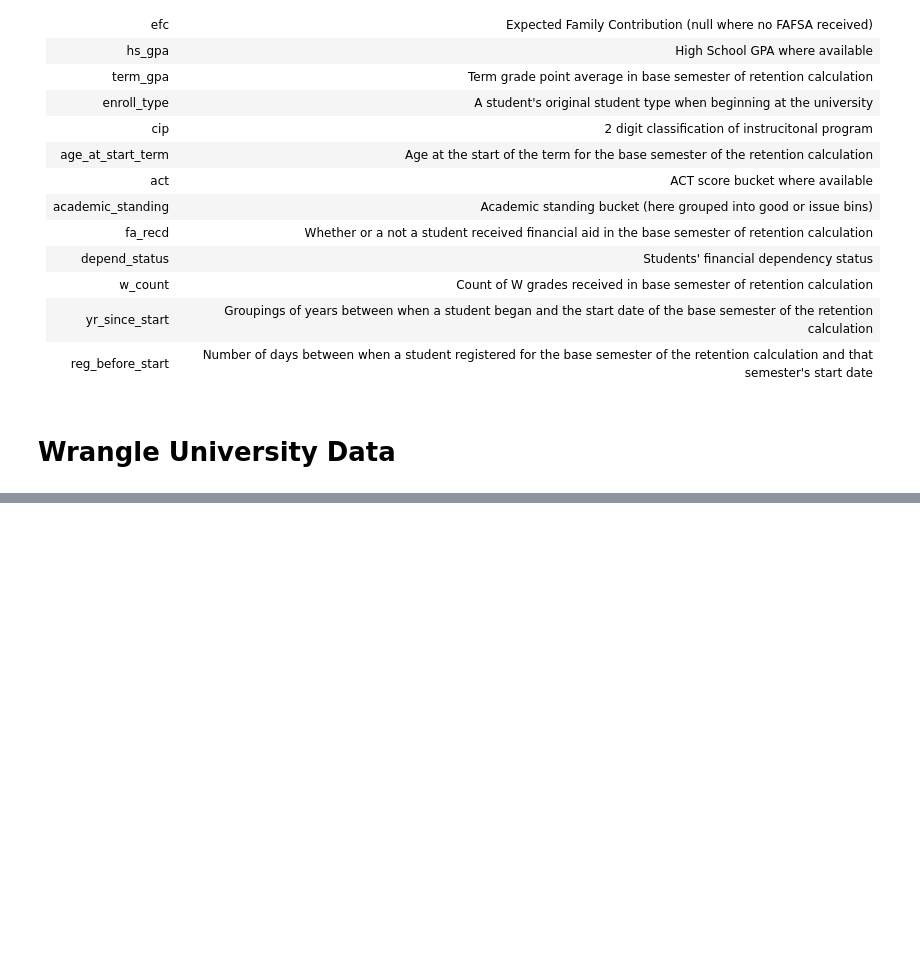
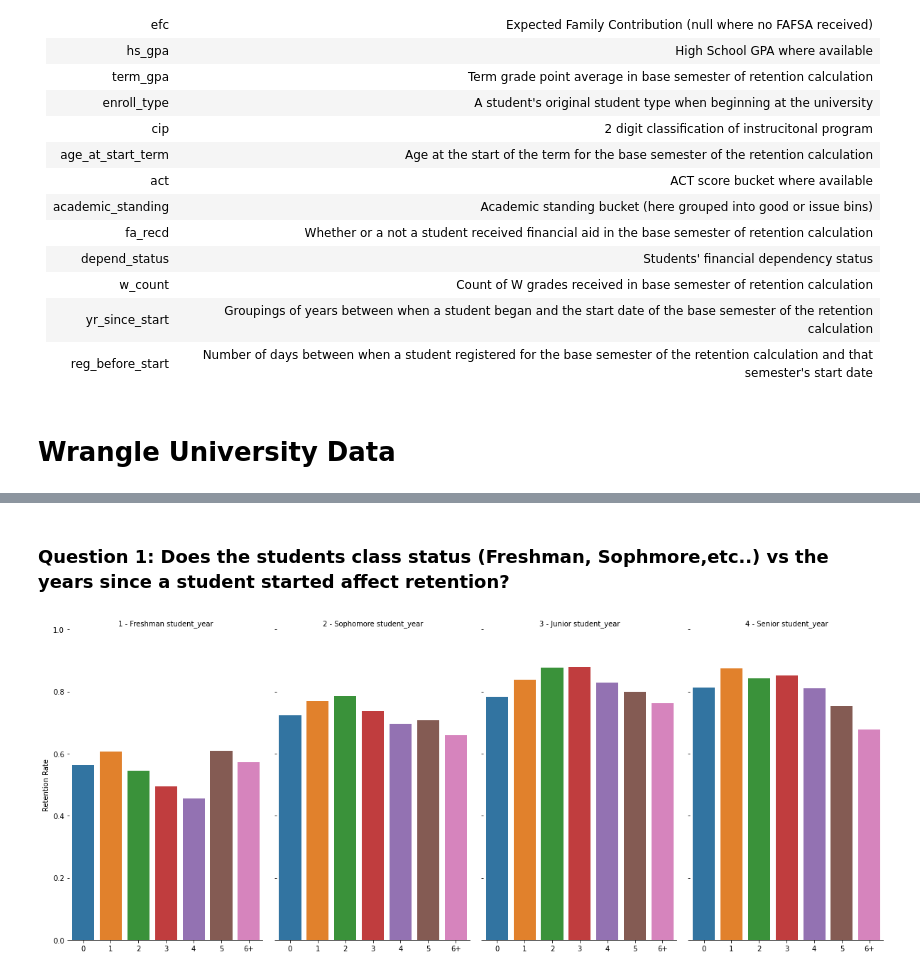
Before and after one commit to mwboiss/retention-project, a Jupyter notebook: report.ipynb, the cells around one changed output, grey strips where cells are left out. Drawn from its saved outputs; the diff is of its cells as text; code cells hidden in the pictures; blank space fills up the shorter version.

```diff
--- a/report.ipynb
+++ b/report.ipynb
@@ -79,0 +67,3 @@ Question explore:
+# %%
+# The data is split with a fuction that takes in our original dataframe and the target variable and returns the following
+train, validate, test = wrangle.split_data(students,'retained')
@@ -79,0 +106,22 @@ Question explore:
+# %% [markdown]
+### Question 1:  Does the students class status (Freshman, Sophmore,etc..) vs the years since a student started affect retention?
+# %%
+# A dataframe is formed to plot the needed data
+class_and_yr = train[['student_year','yrs_since_start','retained']].groupby(['student_year','yrs_since_start']).mean().reset_index()
+# Variables names are changed for plotting
+class_and_yr['student_year'] = class_and_yr.student_year.str.replace('FR','1 - Freshman').str.replace('SO','2 - Sophomore').str.replace('JU','3 - Junior').str.replace('SE','4 - Senior')
+# Values are sorted for plotting
+class_and_yr = class_and_yr.sort_values(by='student_year')
+# Data is put into a catplot
+ax = sns.catplot(x="yrs_since_start", y="retained", col="student_year",
+                data=class_and_yr, height = 7,
+                kind="bar", aspect=.6)
+# Tiles and axis labels are assigned
+(ax.set_axis_labels("", "Retention Rate")
+  .set_xticklabels(["0", "1", "2", "3", "4", "5", "6+"])
+  .set_titles("{col_name} {col_var}")
+  .set(ylim=(0, 1))
+  .despine(left=True))
+plt.show()
+# %% [output]
+[figure, added]
```
Also changed, not shown: parts of 68 cells of this notebook, 3 other files.
